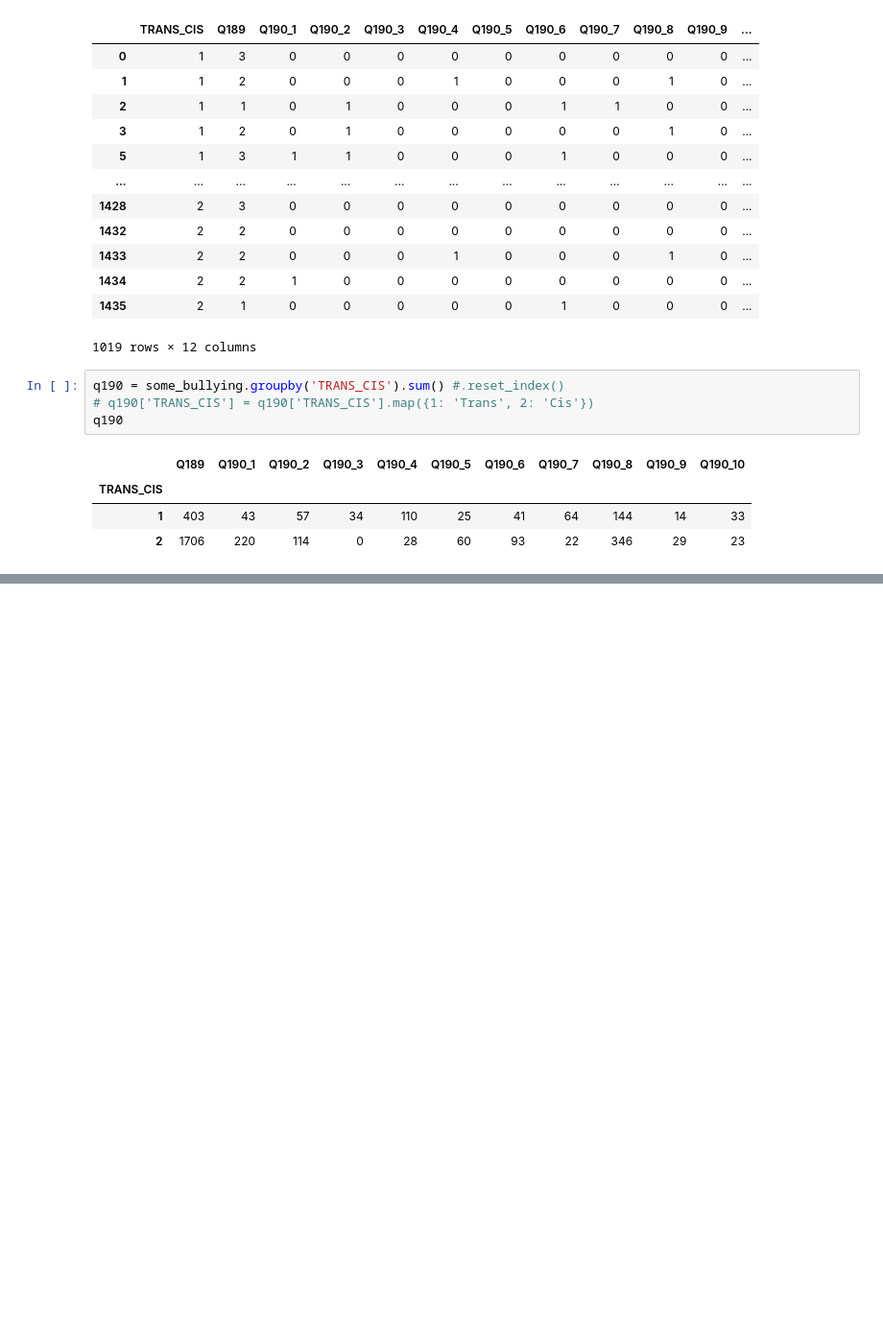
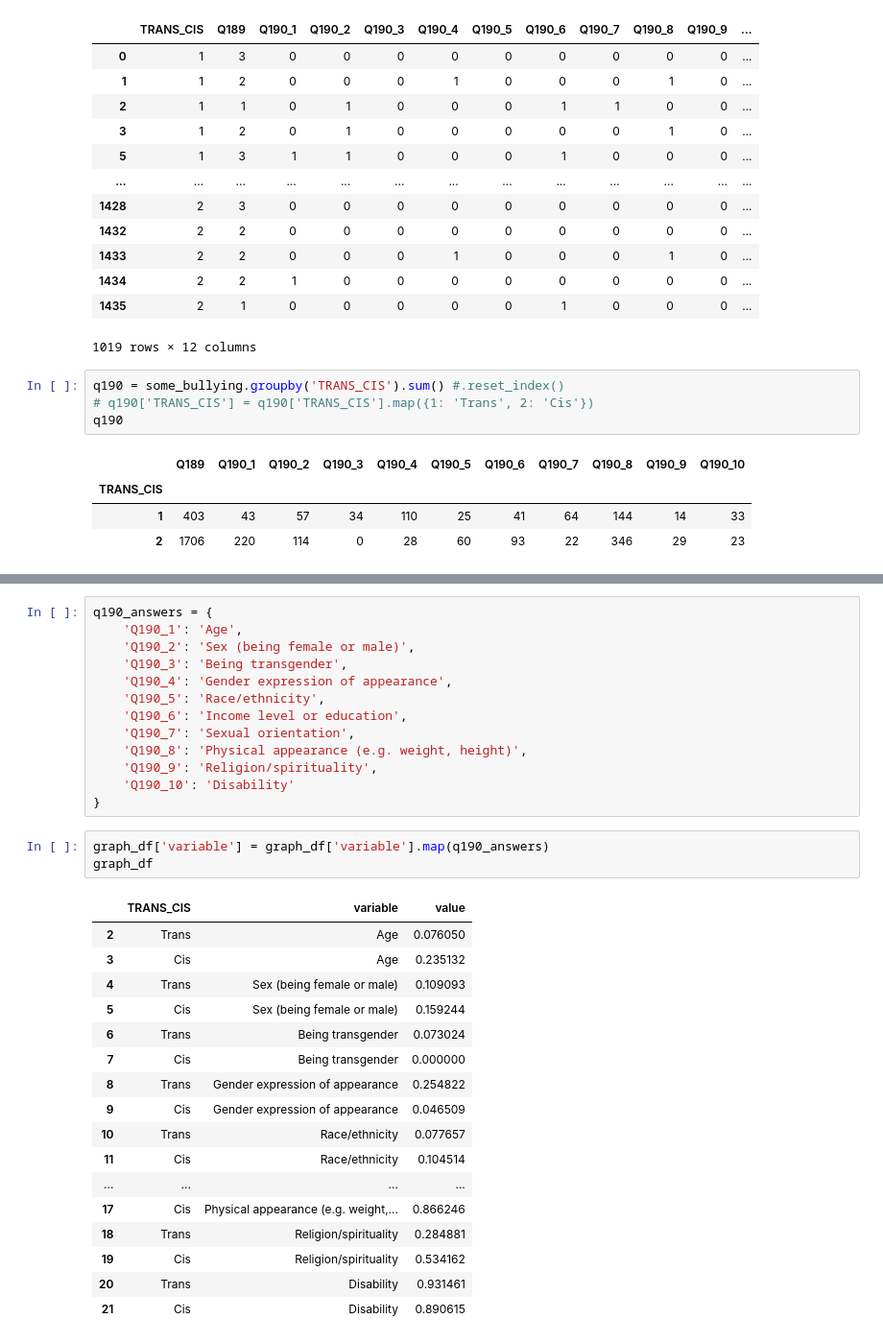
Before and after one commit to c6shi/dds_transgender, a Jupyter notebook: bullying.ipynb, the cells around one changed output, grey strips where cells are left out. Shown at 96% size. Drawn from its saved outputs; the diff is of its cells as text; blank space fills up the shorter version.

```diff
--- a/bullying.ipynb
+++ b/bullying.ipynb
@@ -299,3 +388,37 @@ graph_df
+# %%
+q190_answers = {
+    'Q190_1': 'Age',
+    'Q190_2': 'Sex (being female or male)',
+    'Q190_3': 'Being transgender',
+    'Q190_4': 'Gender expression of appearance',
+    'Q190_5': 'Race/ethnicity',
+    'Q190_6': 'Income level or education',
+    'Q190_7': 'Sexual orientation',
+    'Q190_8': 'Physical appearance (e.g. weight, height)',
+    'Q190_9': 'Religion/spirituality',
+    'Q190_10': 'Disability'
+}
+# %%
+graph_df['variable'] = graph_df['variable'].map(q190_answers)
+graph_df
+# %% [output]
+|  | TRANS_CIS | variable | value |
+| 2 | Trans | Age | 0.076050 |
+| 3 | Cis | Age | 0.235132 |
+| 4 | Trans | Sex (being female or male) | 0.109093 |
+| 5 | Cis | Sex (being female or male) | 0.159244 |
+| 6 | Trans | Being transgender | 0.073024 |
+| 7 | Cis | Being transgender | 0.000000 |
+| 8 | Trans | Gender expression of appearance | 0.254822 |
+| 9 | Cis | Gender expression of appearance | 0.046509 |
+| 10 | Trans | Race/ethnicity | 0.077657 |
+| 11 | Cis | Race/ethnicity | 0.104514 |
+| ... | ... | ... | ... |
+| 17 | Cis | Physical appearance (e.g. weight,... | 0.866246 |
+| 18 | Trans | Religion/spirituality | 0.284881 |
+| 19 | Cis | Religion/spirituality | 0.534162 |
+| 20 | Trans | Disability | 0.931461 |
+| 21 | Cis | Disability | 0.890615 |
 # %%
 q190_graph = px.bar(
     graph_df, x='variable', y='value',
```
Also changed, not shown: parts of 21 cells of this notebook.
